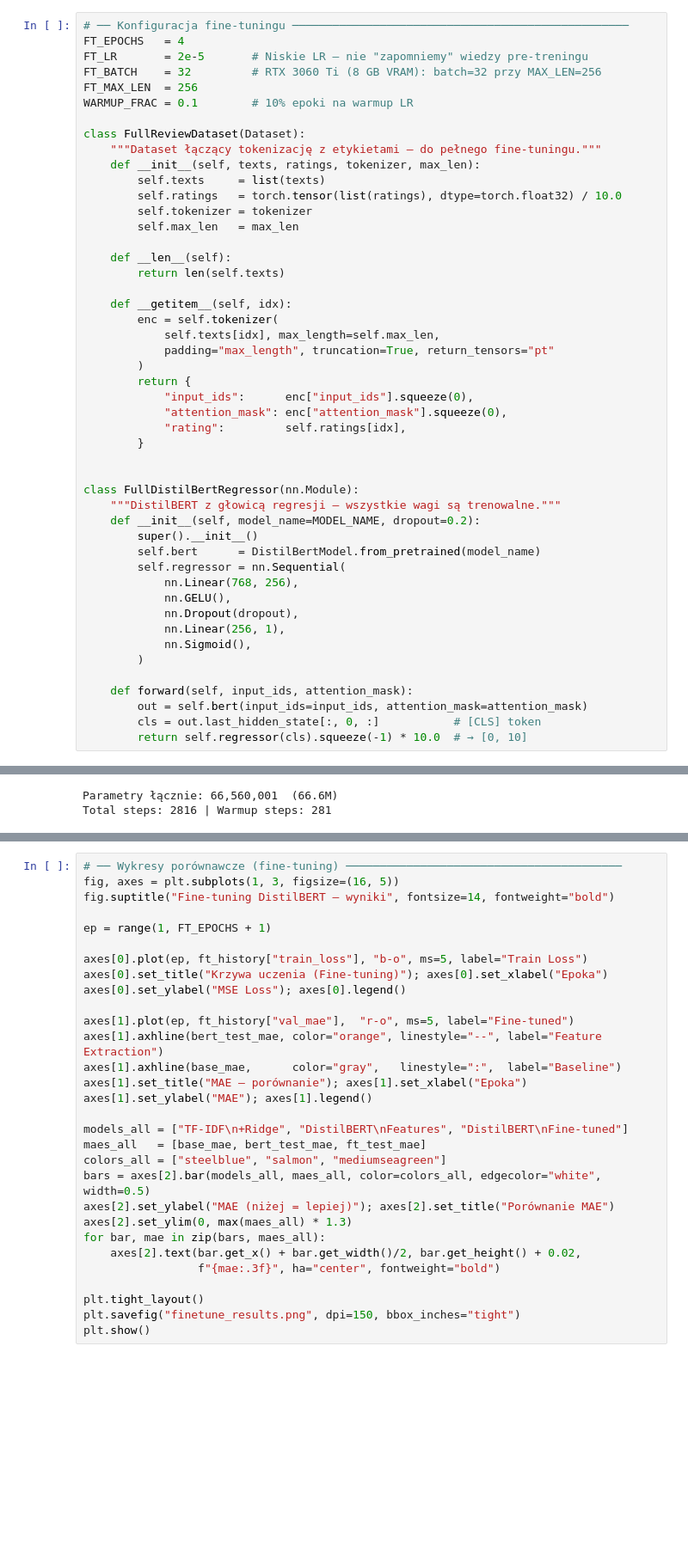
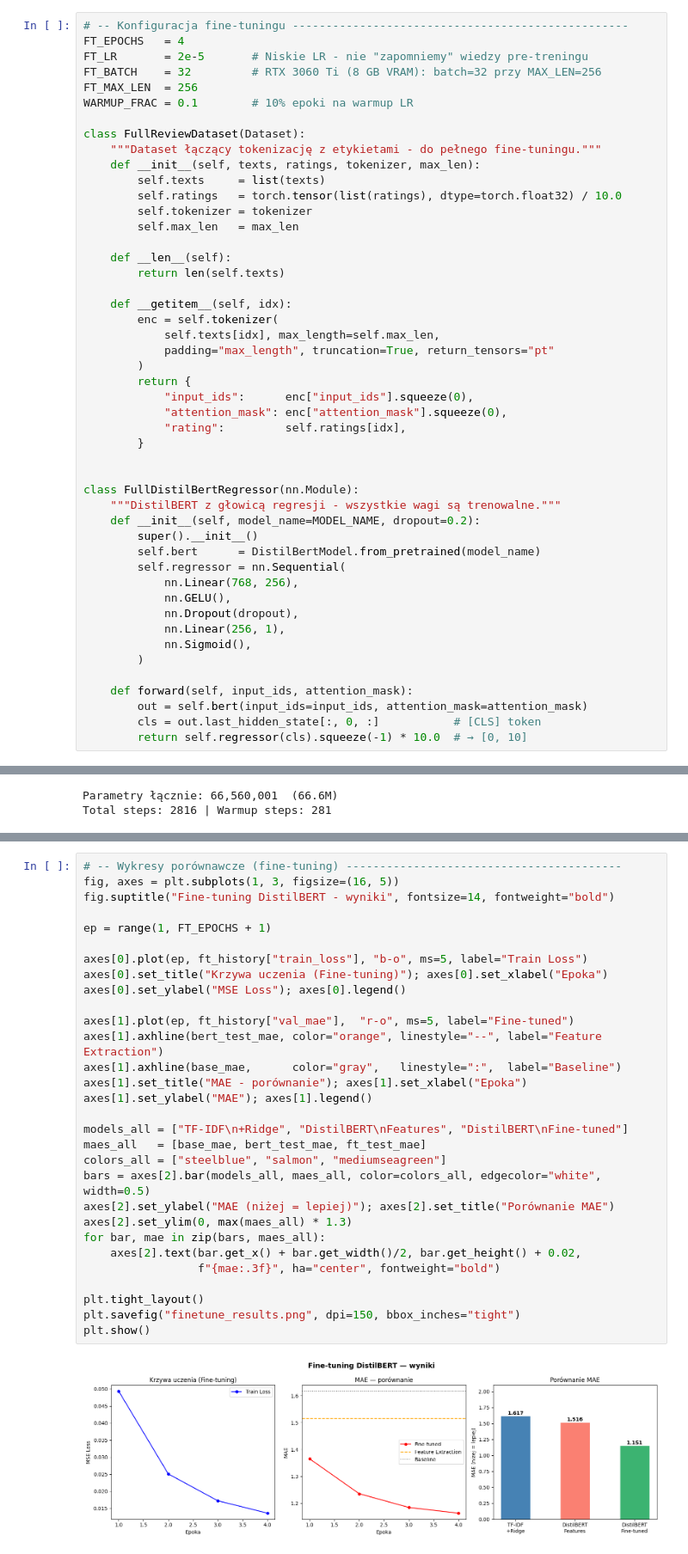
Before and after one commit to WiktorMurawski/wsi3, a Jupyter notebook: sentiment_regression.ipynb, the cells around one changed output, grey strips where cells are left out. Shown at 86% size. Saved outputs shown, nothing was run; the diff lists cells and outputs as text; blank space fills up the shorter version.

Commit message:
wyniki + wnioski

```diff
--- a/sentiment_regression.ipynb
+++ b/sentiment_regression.ipynb
@@ -912,15 +911,15 @@ device = torch.device("cuda")
 GPU: NVIDIA GeForce RTX 3060 Ti
 VRAM: 8.6 GB
 # %%
-# ── Konfiguracja fine-tuningu ──────────────────────────────────────────────────
+# -- Konfiguracja fine-tuningu --------------------------------------------------
 FT_EPOCHS   = 4
-FT_LR       = 2e-5       # Niskie LR — nie "zapomniemy" wiedzy pre-treningu
+FT_LR       = 2e-5       # Niskie LR - nie "zapomniemy" wiedzy pre-treningu
 FT_BATCH    = 32         # RTX 3060 Ti (8 GB VRAM): batch=32 przy MAX_LEN=256
 FT_MAX_LEN  = 256
 WARMUP_FRAC = 0.1        # 10% epoki na warmup LR
 
 class FullReviewDataset(Dataset):
-    """Dataset łączący tokenizację z etykietami — do pełnego fine-tuningu."""
+    """Dataset łączący tokenizację z etykietami - do pełnego fine-tuningu."""
     def __init__(self, texts, ratings, tokenizer, max_len):
         self.texts     = list(texts)
         self.ratings   = torch.tensor(list(ratings), dtype=torch.float32) / 10.0
@@ -943,7 +942,7 @@ class FullReviewDataset(Dataset):
 
 
 class FullDistilBertRegressor(nn.Module):
-    """DistilBERT z głowicą regresji — wszystkie wagi są trenowalne."""
+    """DistilBERT z głowicą regresji - wszystkie wagi są trenowalne."""
     def __init__(self, model_name=MODEL_NAME, dropout=0.2):
         super().__init__()
         self.bert      = DistilBertModel.from_pretrained(model_name)
@@ -1100,33 +1112,35 @@ print(f"  Fine-tuning vs Feature extract: {imp3:+.1f}% MAE")
 # %%
-# ── Wykresy porównawcze (fine-tuning) ─────────────────────────────────────────
+# -- Wykresy porównawcze (fine-tuning) -----------------------------------------
 fig, axes = plt.subplots(1, 3, figsize=(16, 5))
-fig.suptitle("Fine-tuning DistilBERT — wyniki", fontsize=14, fontweight="bold")
+fig.suptitle("Fine-tuning DistilBERT - wyniki", fontsize=14, fontweight="bold")
 
 ep = range(1, FT_EPOCHS + 1)
 
 axes[0].plot(ep, ft_history["train_loss"], "b-o", ms=5, label="Train Loss")
 axes[0].set_title("Krzywa uczenia (Fine-tuning)"); axes[0].set_xlabel("Epoka")
 axes[0].set_ylabel("MSE Loss"); axes[0].legend()
 
 axes[1].plot(ep, ft_history["val_mae"],  "r-o", ms=5, label="Fine-tuned")
 axes[1].axhline(bert_test_mae, color="orange", linestyle="--", label="Feature Extraction")
 axes[1].axhline(base_mae,      color="gray",   linestyle=":",  label="Baseline")
-axes[1].set_title("MAE — porównanie"); axes[1].set_xlabel("Epoka")
+axes[1].set_title("MAE - porównanie"); axes[1].set_xlabel("Epoka")
 axes[1].set_ylabel("MAE"); axes[1].legend()
 
 models_all = ["TF-IDF\n+Ridge", "DistilBERT\nFeatures", "DistilBERT\nFine-tuned"]
 maes_all   = [base_mae, bert_test_mae, ft_test_mae]
 colors_all = ["steelblue", "salmon", "mediumseagreen"]
 bars = axes[2].bar(models_all, maes_all, color=colors_all, edgecolor="white", width=0.5)
 axes[2].set_ylabel("MAE (niżej = lepiej)"); axes[2].set_title("Porównanie MAE")
 axes[2].set_ylim(0, max(maes_all) * 1.3)
 for bar, mae in zip(bars, maes_all):
     axes[2].text(bar.get_x() + bar.get_width()/2, bar.get_height() + 0.02,
                  f"{mae:.3f}", ha="center", fontweight="bold")
 
 plt.tight_layout()
 plt.savefig("finetune_results.png", dpi=150, bbox_inches="tight")
 plt.show()
+# %% [output]
+[figure, added]
 # %%
 class ReviewPredictor:
     """Wrapper do wygodnej predykcji. Wczytuje model raz."""
```
Also changed, not shown: parts of 7 cells of this notebook.
